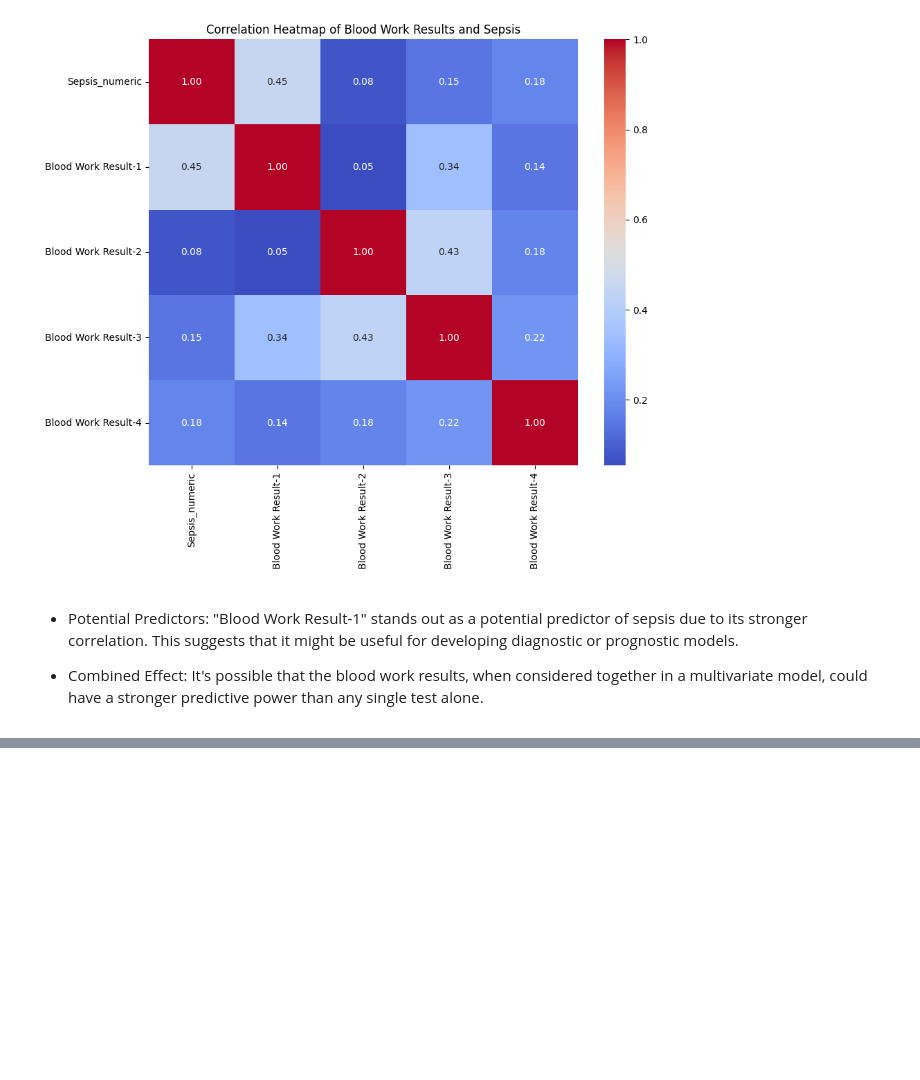
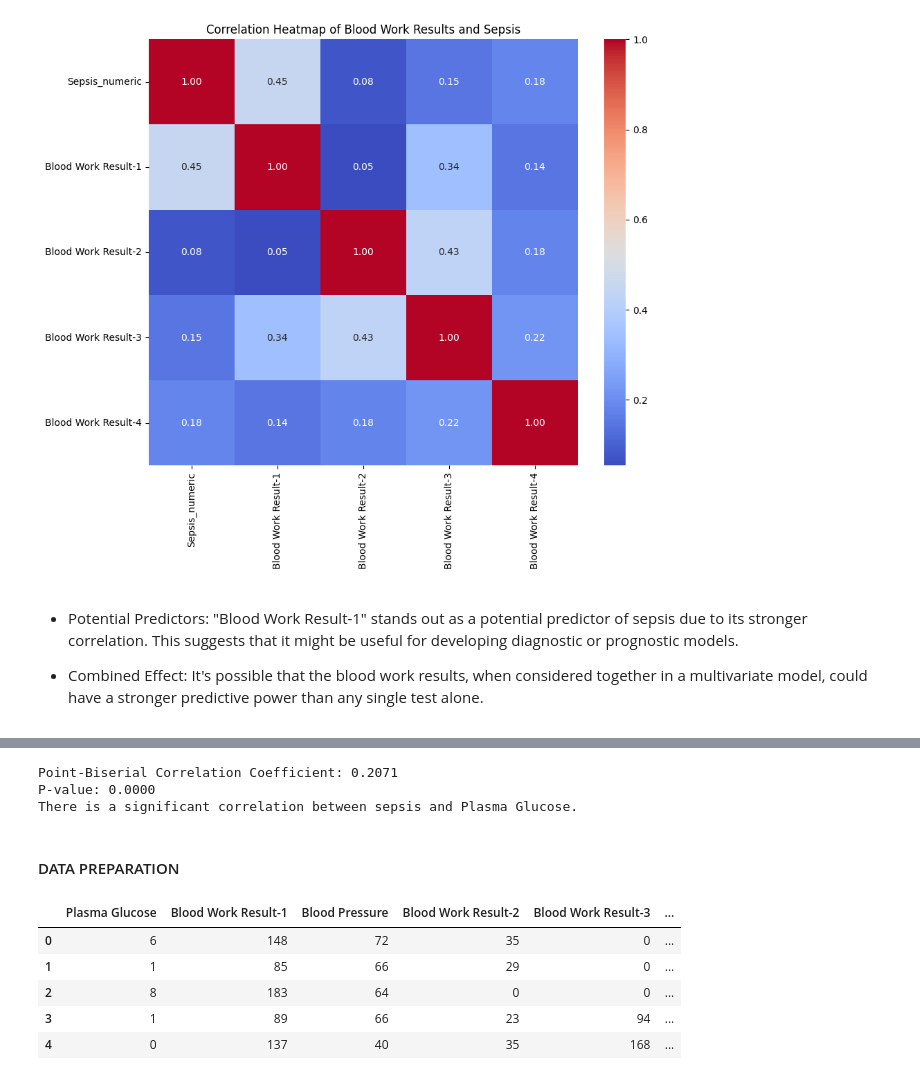
Before and after one commit to AndyMortey/Machine-Learning-API-Using-FastAPI-The-Sepsis-Case-Study, a Jupyter notebook: notebook.ipynb, the cells around one changed output, grey strips where cells are left out. Cells and saved outputs as stored; diff of their text form; code cells hidden in the pictures; blank space fills up the shorter version.

```diff
--- a/notebook.ipynb
+++ b/notebook.ipynb
@@ -525,0 +531,41 @@ plt.show()
+# %%
+# Create a copy of the DataFrame
+df_copy = df.copy()
+
+# Replace 'Negative' and 'Positive' with 0 and 1, respectively
+df_copy['Sepsis'] = df_copy['Sepsis'].replace({'Negative': 0, 'Positive': 1})
+
+# Explicitly infer objects to avoid future downcasting issues
+df_copy = df_copy.infer_objects(copy=False)
+
+# Calculate point-biserial correlation coefficient
+correlation_coefficient, p_value = stats.pointbiserialr(df_copy['Sepsis'], df_copy['Plasma Glucose'])
+
+# Print the results
+print(f"Point-Biserial Correlation Coefficient: {correlation_coefficient:.4f}")
+print(f"P-value: {p_value:.4f}")
+
+# Set the significance level (5%)
+alpha = 0.05
+
+# Determine if the correlation is statistically significant
+if p_value < alpha:
+    print("There is a significant correlation between sepsis and Plasma Glucose.")
+else:
+    print("There is no significant correlation between sepsis and Plasma Glucose.")
+# %% [output]
+Point-Biserial Correlation Coefficient: 0.2071
+P-value: 0.0000
+There is a significant correlation between sepsis and Plasma Glucose.
+# %% [markdown]
+#### DATA PREPARATION
+# %%
+#Preview dataset
+df.head()
+# %% [output]
+|  | Plasma Glucose | Blood Work Result-1 | Blood Pressure | Blood Work Result-2 | Blood Work Result-3 | ... |
+| 0 | 6 | 148 | 72 | 35 | 0 | ... |
+| 1 | 1 | 85 | 66 | 29 | 0 | ... |
+| 2 | 8 | 183 | 64 | 0 | 0 | ... |
+| 3 | 1 | 89 | 66 | 23 | 94 | ... |
+| 4 | 0 | 137 | 40 | 35 | 168 | ... |
```
Also changed, not shown: parts of 8 cells of this notebook.
